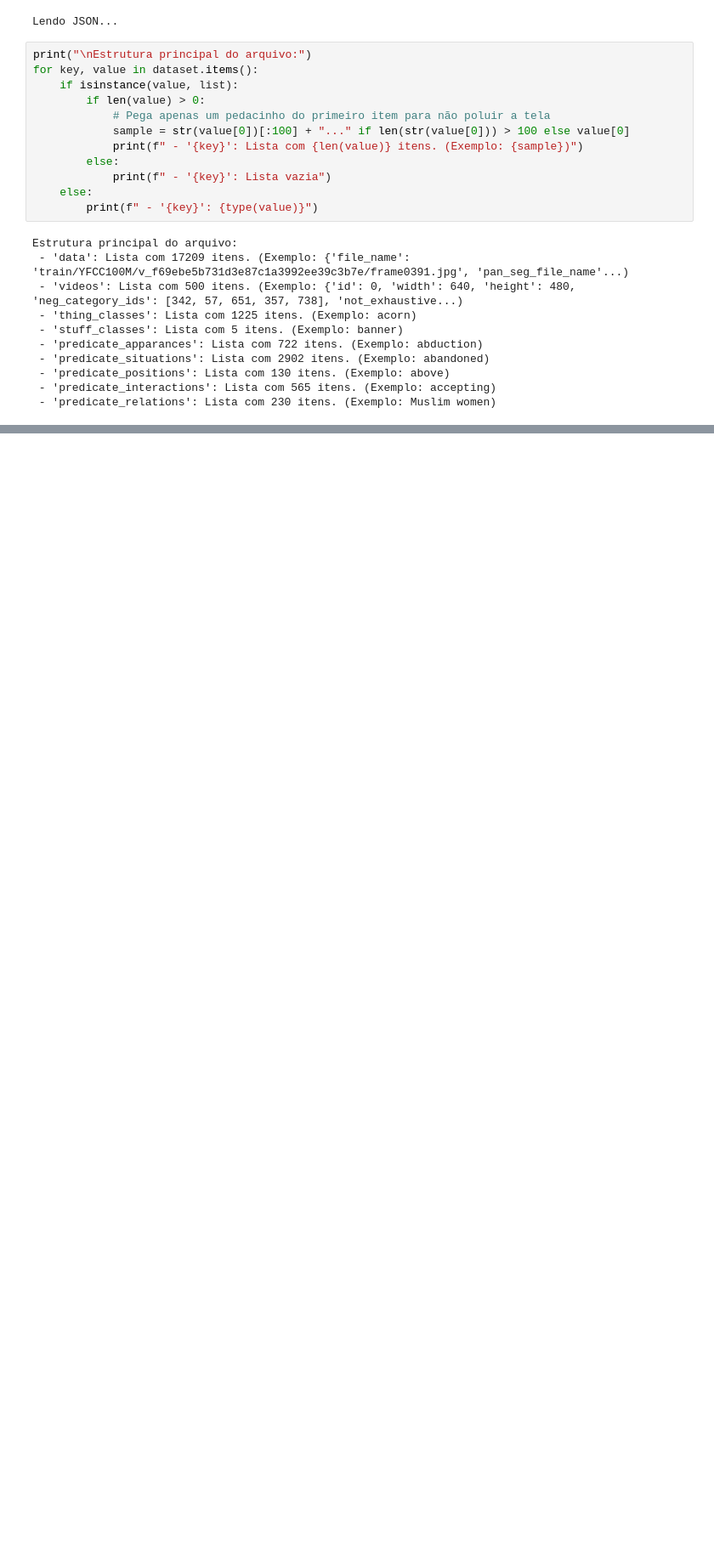
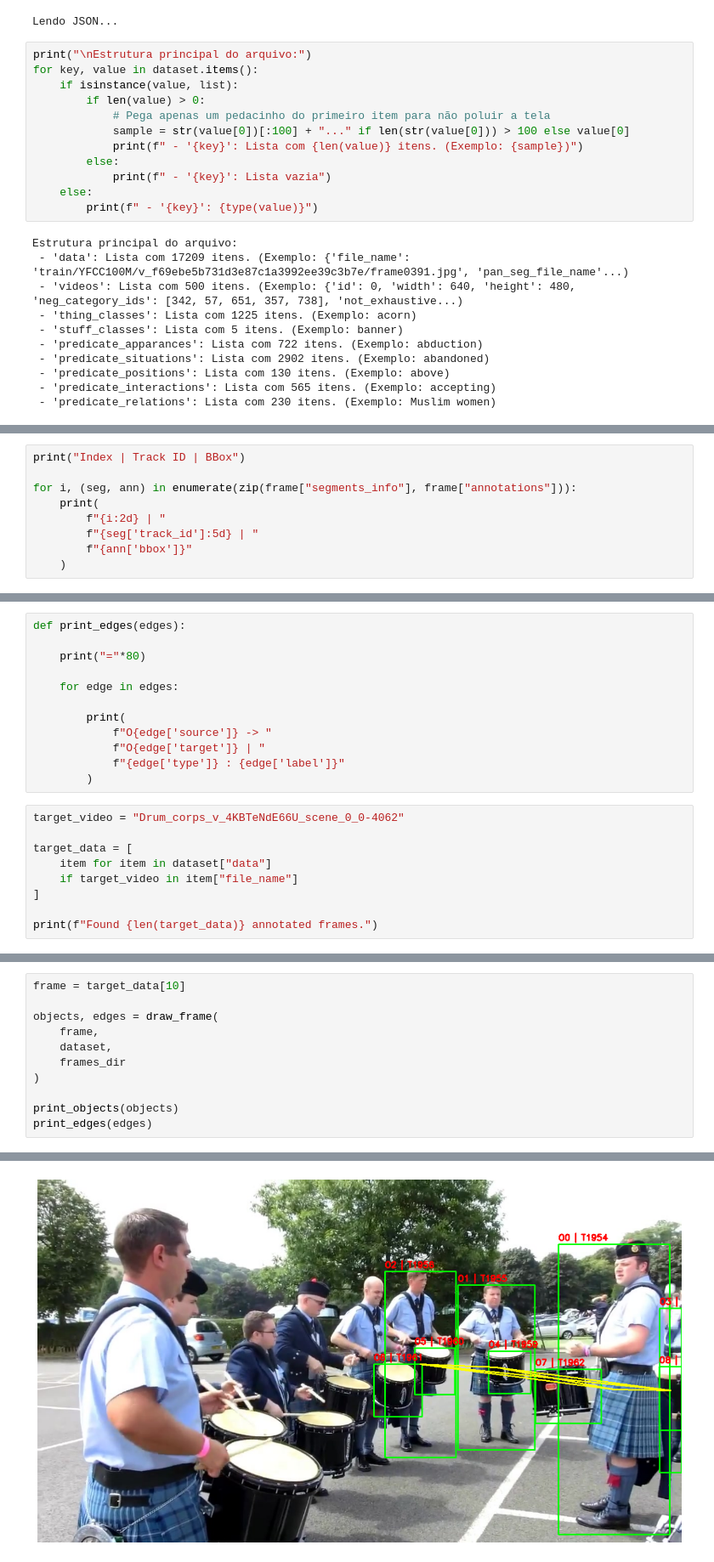
Before and after one commit to oliveirasamuel5959/master-degree-project, a Jupyter notebook: src/notebooks/explore_ava_tao_dataset.ipynb, the cells around one changed output, grey strips where cells are left out. Shown at 85% size. Cells and saved outputs as stored; diff of their text form; blank space fills up the shorter version.

Commit message:
ava labels data exploration

```diff
--- a/src/notebooks/explore_ava_tao_dataset.ipynb
+++ b/src/notebooks/explore_ava_tao_dataset.ipynb
@@ -164,0 +154,9 @@ Visualizations updated with text labels!
+# %%
+print("Index | Track ID | BBox")
+
+for i, (seg, ann) in enumerate(zip(frame["segments_info"], frame["annotations"])):
+    print(
+        f"{i:2d} | "
+        f"{seg['track_id']:5d} | "
+        f"{ann['bbox']}"
+    )
@@ -164,0 +383,21 @@ Visualizations updated with text labels!
+# %%
+def print_edges(edges):
+
+    print("="*80)
+
+    for edge in edges:
+
+        print(
+            f"O{edge['source']} -> "
+            f"O{edge['target']} | "
+            f"{edge['type']} : {edge['label']}"
+        )
+# %%
+target_video = "Drum_corps_v_4KBTeNdE66U_scene_0_0-4062"
+
+target_data = [
+    item for item in dataset["data"]
+    if target_video in item["file_name"]
+]
+
+print(f"Found {len(target_data)} annotated frames.")
@@ -164,0 +406,12 @@ Visualizations updated with text labels!
+# %%
+frame = target_data[10]
+
+objects, edges = draw_frame(
+    frame,
+    dataset,
+    frames_dir
+)
+
+print_objects(objects)
+print_edges(edges)
+# %% [output]
@@ -164,0 +419 @@ Visualizations updated with text labels!
+[figure, added]
```
Also changed, not shown: parts of 40 cells of this notebook, 1 other file.
